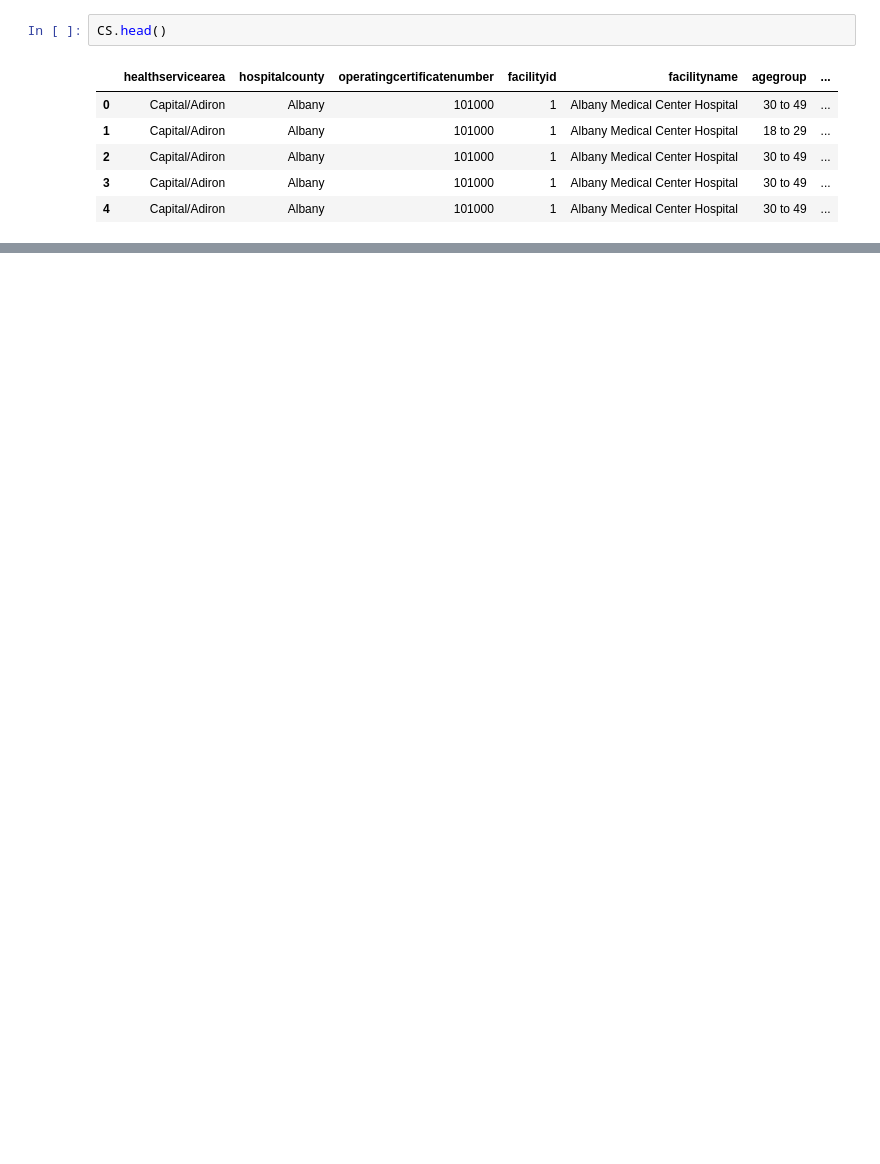
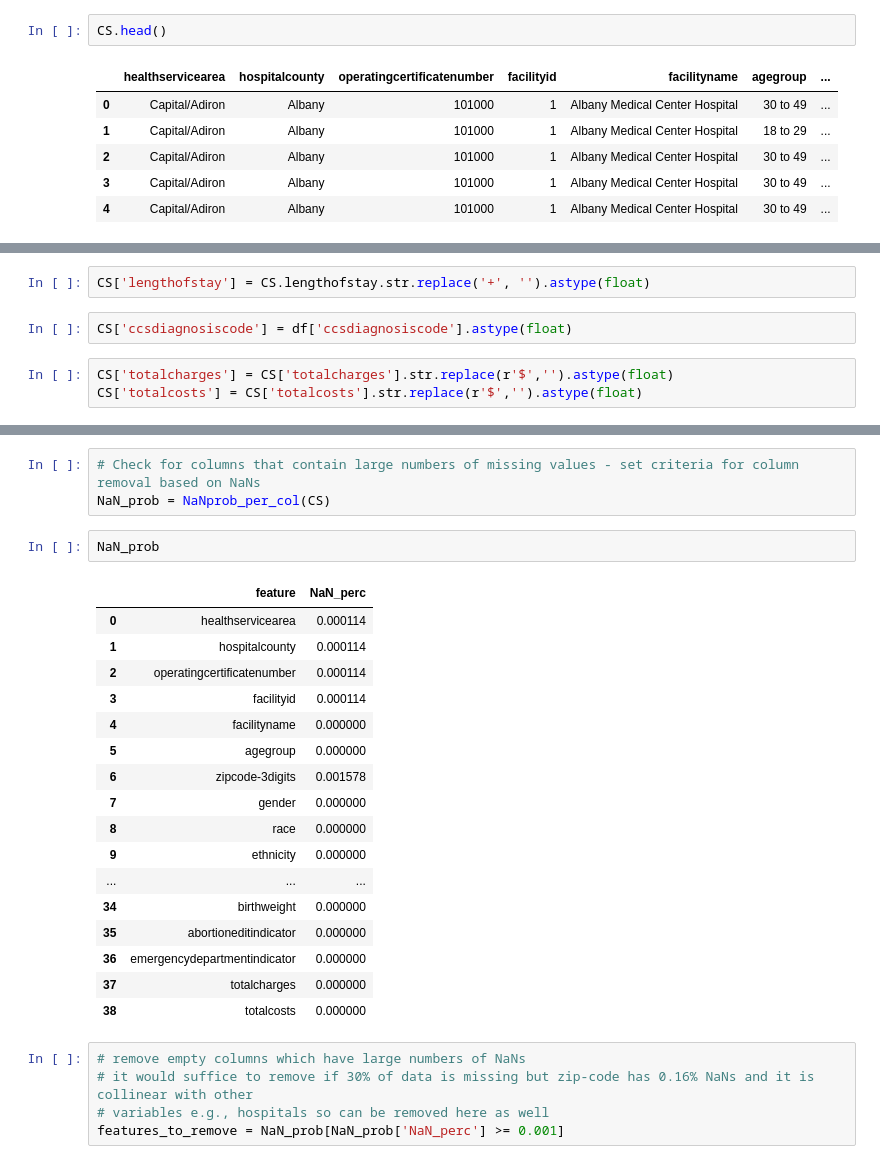
Before and after one commit to iwonapawel/NYS_CS_CostDrivers, a Jupyter notebook: CS_including_all_features.ipynb, the cells around one changed output, grey strips where cells are left out. Saved outputs shown, nothing was run; the diff lists cells and outputs as text; blank space fills up the shorter version.

Commit message:
preprocessing of NYS hospitalizations for CS

```diff
--- a/CS_including_all_features.ipynb
+++ b/CS_including_all_features.ipynb
@@ -407,0 +146,7 @@ Features sorted by their score:
+# %%
+CS['lengthofstay'] = CS.lengthofstay.str.replace('+', '').astype(float)
+# %%
+CS['ccsdiagnosiscode'] = df['ccsdiagnosiscode'].astype(float)
+# %%
+CS['totalcharges'] = CS['totalcharges'].str.replace(r'$','').astype(float)
+CS['totalcosts'] = CS['totalcosts'].str.replace(r'$','').astype(float)
@@ -407,0 +175,28 @@ Features sorted by their score:
+# %%
+# Check for columns that contain large numbers of missing values - set criteria for column removal based on NaNs
+NaN_prob = NaNprob_per_col(CS)
+# %%
+NaN_prob
+# %% [output]
+|  | feature | NaN_perc |
+| 0 | healthservicearea | 0.000114 |
+| 1 | hospitalcounty | 0.000114 |
+| 2 | operatingcertificatenumber | 0.000114 |
+| 3 | facilityid | 0.000114 |
+| 4 | facilityname | 0.000000 |
+| 5 | agegroup | 0.000000 |
+| 6 | zipcode-3digits | 0.001578 |
+| 7 | gender | 0.000000 |
+| 8 | race | 0.000000 |
+| 9 | ethnicity | 0.000000 |
+| ... | ... | ... |
+| 34 | birthweight | 0.000000 |
+| 35 | abortioneditindicator | 0.000000 |
+| 36 | emergencydepartmentindicator | 0.000000 |
+| 37 | totalcharges | 0.000000 |
+| 38 | totalcosts | 0.000000 |
+# %%
+# remove empty columns which have large numbers of NaNs
+# it would suffice to remove if 30% of data is missing but zip-code has 0.16% NaNs and it is collinear with other
+# variables e.g., hospitals so can be removed here as well
+features_to_remove = NaN_prob[NaN_prob['NaN_perc'] >= 0.001]
```
Also changed, not shown: parts of 67 cells of this notebook.
